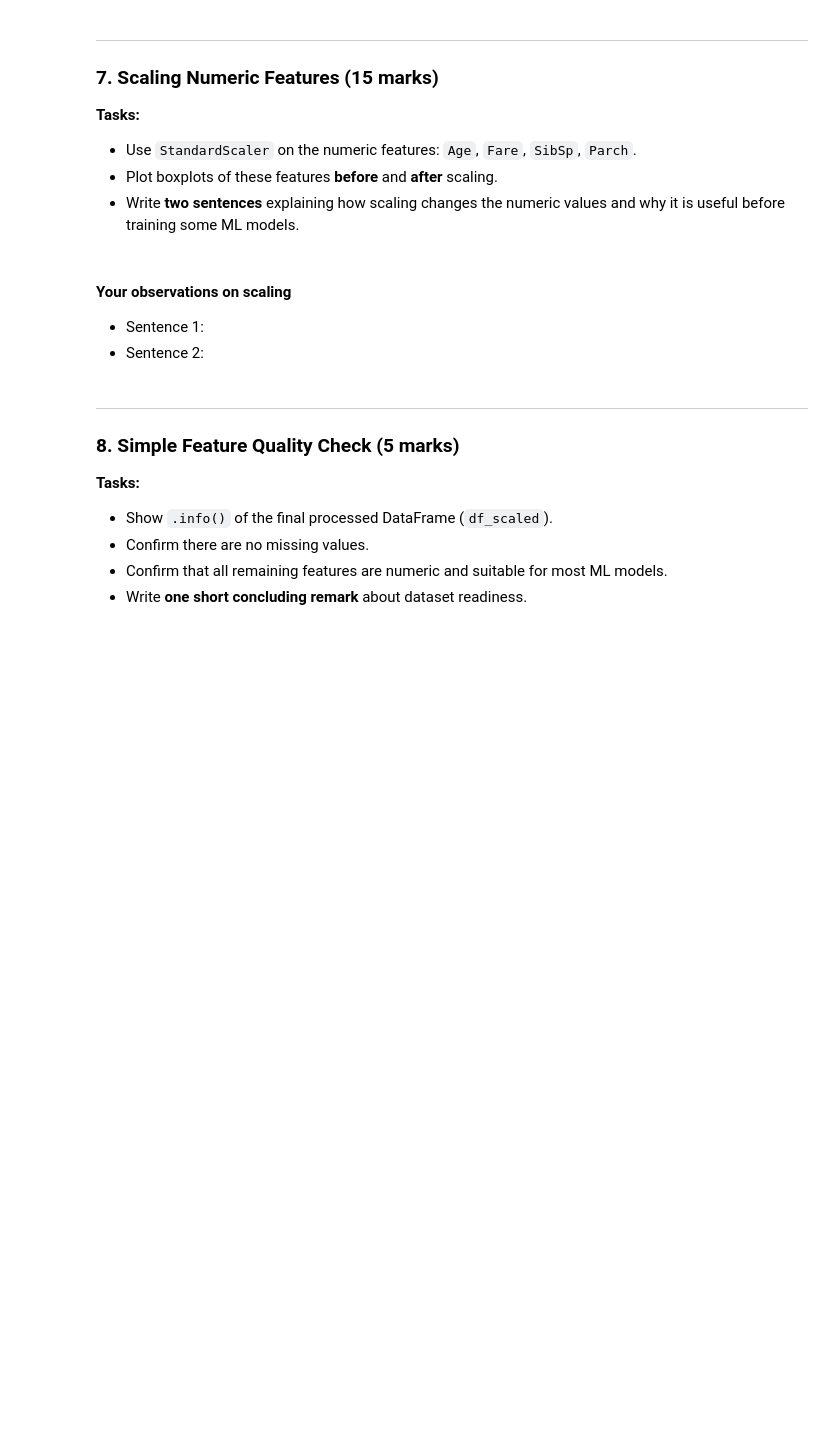
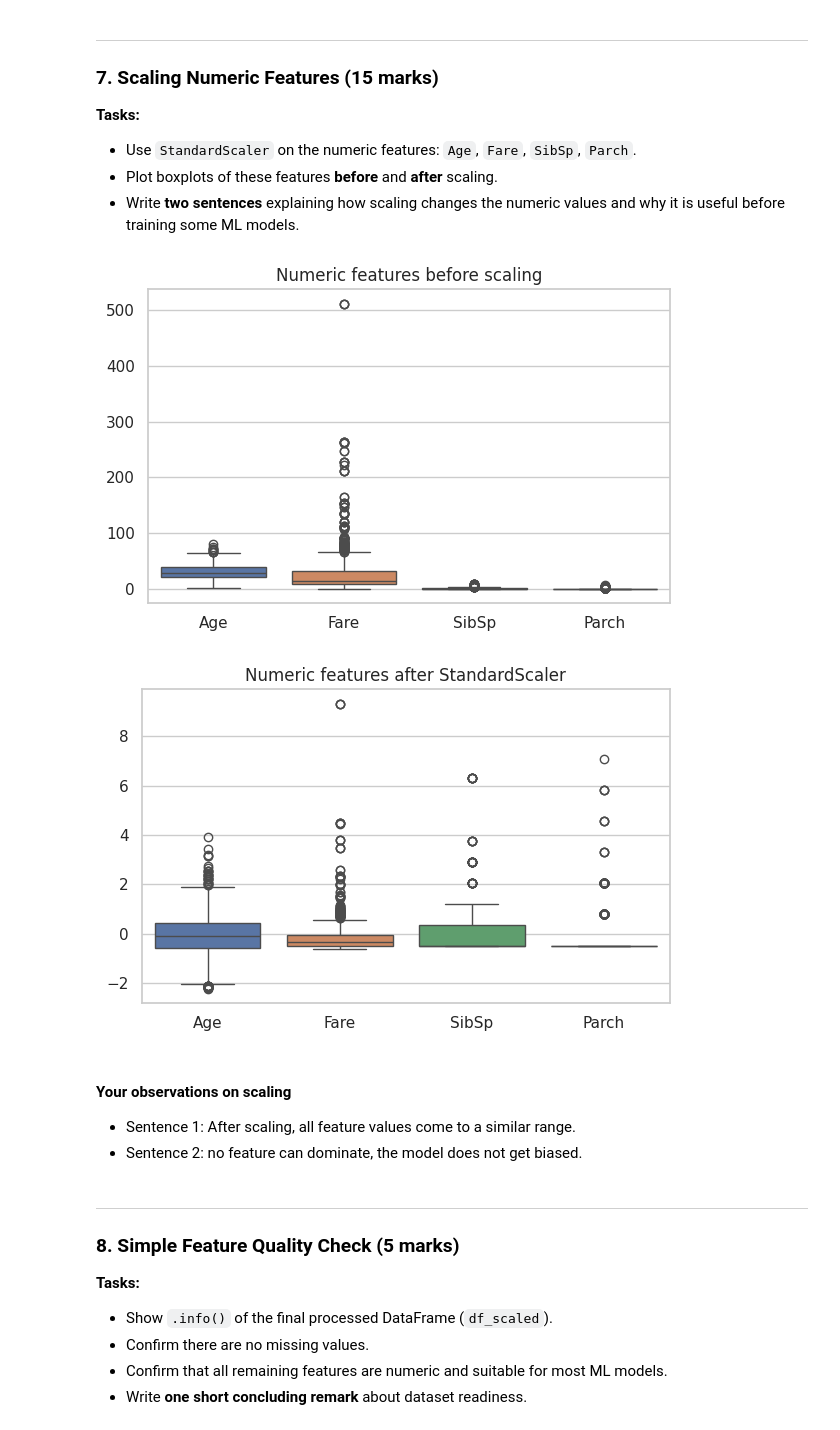
Before and after one commit to soloflare1/ML, a Jupyter notebook: Assignment_02.ipynb, the cells around one changed output. Drawn from its saved outputs; the diff is of its cells as text; code cells hidden in the pictures; blank space fills up the shorter version.

```diff
--- a/Assignment_02.ipynb
+++ b/Assignment_02.ipynb
@@ -286,6 +367,14 @@ numeric_features = ["Age", "Fare", "SibSp", "Parch"]
 target_col = "Survived"
 
 # One hot encode categorical variables [You need to do]
+cat_features = ["Sex", "Embarked", "Pclass"]
+
+encoded_df = pd.get_dummies(
+    df_enc[cat_features],
+    # columns = cat_features,
+    dtype=int
+)
+
 
 # Build final encoded DataFrame
 df_model = pd.concat([
@@ -305,27 +402,43 @@ display(df_model.head())
 # %%
 # 7. Scaling Numeric Features
 
 score_cols = ["Age", "Fare", "SibSp", "Parch"]
 
 # Boxplot before scaling
 plt.figure(figsize=(6, 4))
 sns.boxplot(data=df_model[score_cols])
 plt.title("Numeric features before scaling")
 plt.tight_layout()
 plt.show()
 
 # Apply StandardScaler [You need to do]
+df_model["Age"] = df_model["Age"].fillna(df_model["Age"].median())
+X = df_model.drop(columns=[target_col])
+y = df_model[target_col]
+
+from sklearn.model_selection import train_test_split
+X_train, X_test, y_train, y_test = train_test_split(X, y, test_size = .25, random_state=42)
+
+# Standard Scaling
+scaler_sd = StandardScaler()
+X_train_std = scaler_sd.fit_transform(X_train)
+X_test_std = scaler_sd.transform(X_test)
+
+df_scaled = pd.DataFrame(X_train_std, columns = X_train.columns, index = X_train.index)
 
 # Boxplot after scaling
 plt.figure(figsize=(6, 4))
 sns.boxplot(data=df_scaled[score_cols])
 plt.title("Numeric features after StandardScaler")
 plt.tight_layout()
 plt.show()
+# %% [output]
+[figure, added]
+[figure, added]
 # %% [markdown]
 #### Your observations on scaling
-- Sentence 1:
-- Sentence 2:
+- Sentence 1:  After scaling, all feature values come to a similar range.
+- Sentence 2: no feature can dominate, the model does not get biased.
 # %% [markdown]
 ---
 ### 8. Simple Feature Quality Check (5 marks)
```
Also changed, not shown: parts of 18 cells of this notebook.
